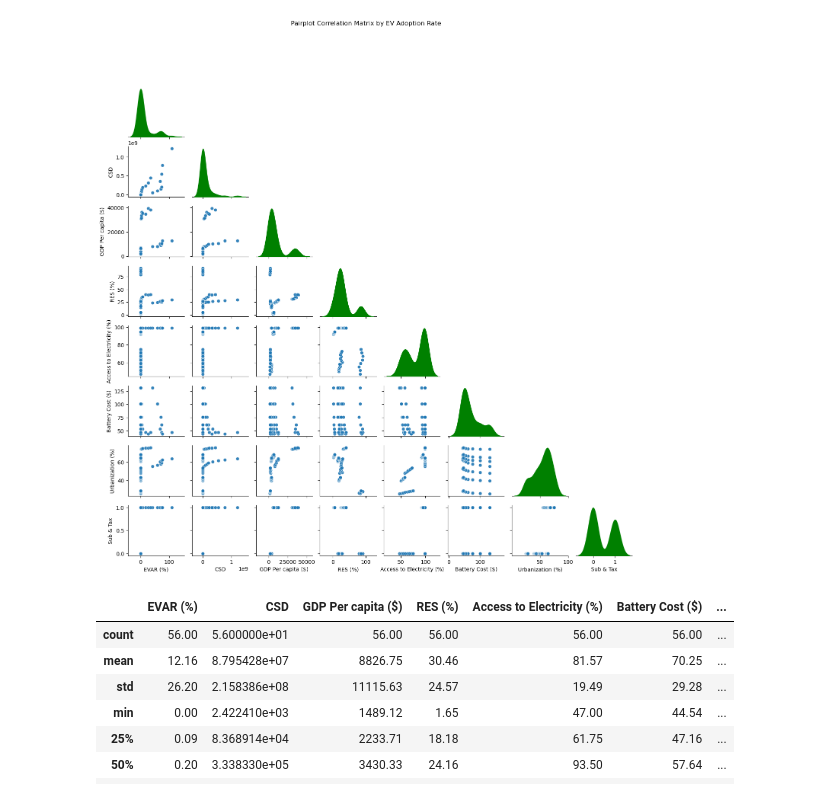
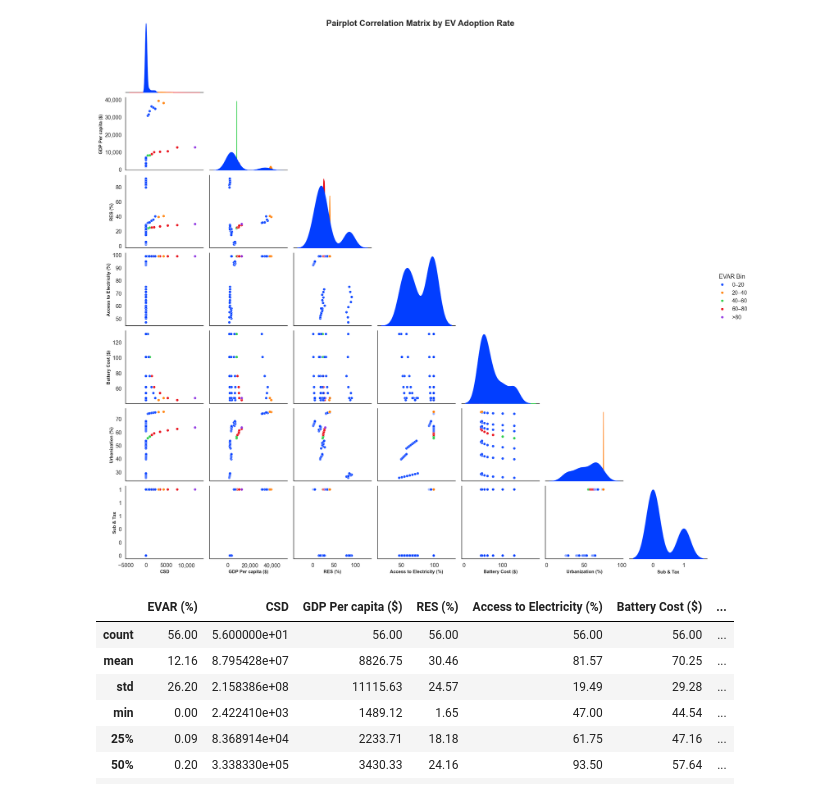
Before and after one commit to gems-nn20/EV-Adoptability, a Jupyter notebook: EV_adoptability_workbook_nsan.ipynb, the cells around one changed output. Cells and saved outputs as stored; diff of their text form; code cells hidden in the pictures.

```diff
--- a/EV_adoptability_workbook_nsan.ipynb
+++ b/EV_adoptability_workbook_nsan.ipynb
@@ -21,9 +21,9 @@ from tensorflow.keras.optimizers import Adam
 from sklearn.decomposition import PCA
 # %%
 # Load data
-path = r"C:\Users\nnsan\Documents\Panel_Data_For Analysis.xlsx"  # Replace with your file path
+path = r"C:\Users\nnsan\Downloads\Panel_Data_For Analysis.xlsx"  # Replace with your file path
 data = pd.read_excel(path)  # Replace with your file path
-data['CSD'] = data['Charging infrastructures'] / data['PD (Population/sqKM)']*100000  # Charger Density per 100,000 population per sqKM
+data['CSD'] = data['Charging infrastructures'] / data['PD (Population/sqKM)'] # Charger Density per 100,000 population per sqKM
 data['Sub & Tax'] = data['Subsidies and Tax Exemption '].apply(lambda x: 1 if x == 'Yes' else 0)  # Convert to binary
 # Filter 2015-2023 for completeness
 data = data[(data['Year'] >= 2015) & (data['Year'] <= 2023)].dropna(subset=['EVAR (%)', 'CSD', 'RES (%)'])
@@ -64,29 +95,66 @@ plt.show()
 # %%
+import matplotlib.ticker as mticker
+
+# Define bins and labels
 bins = [0, 20, 40, 60, 80, float('inf')]
-labels = ['0-20', '20-40', '40-60', '60-80', '>80']
+labels = ['0–20', '20–40', '40–60', '60–80', '>80']
 
-# Create a new column with the bin labels
-#X_['EVAR (%)'] = pd.cut(X_['EVAR (%)'], bins=bins, labels=labels, right=False)
+# Use the original data for binning (since X_['EVAR (%)'] is categorical)
+# Use the main data DataFrame, which has 'EVAR (%)' as float
+ev_numeric = data['EVAR (%)']
+evar_bin = pd.cut(ev_numeric, bins=bins, labels=labels, right=False)
 
-# Use a bright color palette
+# Select only numeric columns for pairplot
+numeric_cols = ['CSD', 'GDP Per capita ($)', 'RES (%)', 'Access to Electricity (%)', 'Battery Cost ($)', 'Urbanization (%)', 'Sub & Tax']
+plot_df = data[numeric_cols].copy()
+plot_df['EVAR Bin'] = evar_bin
+
+# Use a bright color palette and set style
 palette = sns.color_palette('bright', len(labels))
+sns.set(font_scale=1.2, style='white')
 
-sns.pairplot(
-    X_,
+# Create pairplot colored by EVAR Bin
+pairplot = sns.pairplot(
+    plot_df,
+    hue='EVAR Bin',
     diag_kind='kde',
-
     corner=True,
     palette=palette,
     plot_kws={'alpha': 0.9, 's': 40},
-    diag_kws={'alpha': 1, 'fill': True, 'color': 'green'},
-    height=1.8
-    )
+    diag_kws={'alpha': 1, 'fill': True},
+    height=3
+)
 
-plt.subplots_adjust(top=0.9)
-plt.suptitle('Pairplot Correlation Matrix by EV Adoption Rate', y=1.02)
+# Custom formatter for commas and proper minus sign
+def custom_comma_formatter(x, pos):
+    if abs(x) >= 10000:
+        return f'{x:,.0f}'.replace('-', '−')
+    else:
+        return f'{x:.0f}'.replace('-', '−')
+
+formatter = mticker.FuncFormatter(custom_comma_formatter)
+
+# Apply formatting and bold fonts to all axes
+for ax in pairplot.fig.axes:
+    if ax is not None:
+        ax.xaxis.set_major_formatter(formatter)
+        ax.yaxis.set_major_formatter(formatter)
+
+        if ax.get_xlabel():
+            ax.set_xlabel(ax.get_xlabel(), fontsize=11, weight='bold')
+        if ax.get_ylabel():
+            ax.set_ylabel(ax.get_ylabel(), fontsize=11, weight='bold')
+
+# Title and layout adjustments
+pairplot.fig.subplots_adjust(top=0.9)
+pairplot.fig.suptitle('Pairplot Correlation Matrix by EV Adoption Rate', y=0.90, fontsize=20, weight='bold')
+
+# Save the figure
+pairplot.fig.savefig("pairplot_binned_colored_1200dpi.png", dpi=1200, bbox_inches='tight')
+
 plt.show()
 # %% [output]
-[figure, old version]
+[figure, new version]
 # %%
 X_.describe().round(2)
 # %% [output]
```
Also changed, not shown: parts of 7 cells of this notebook.
